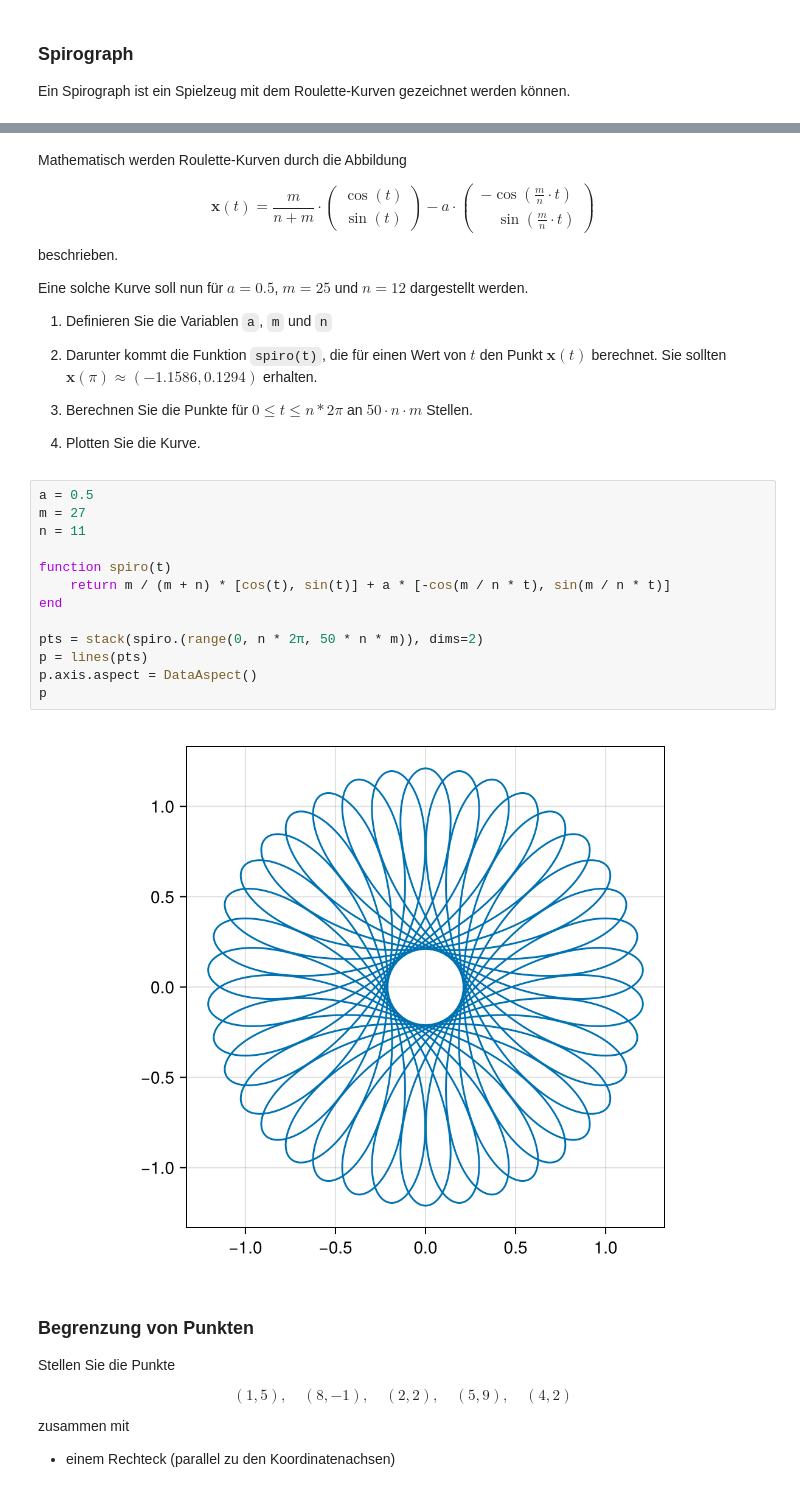
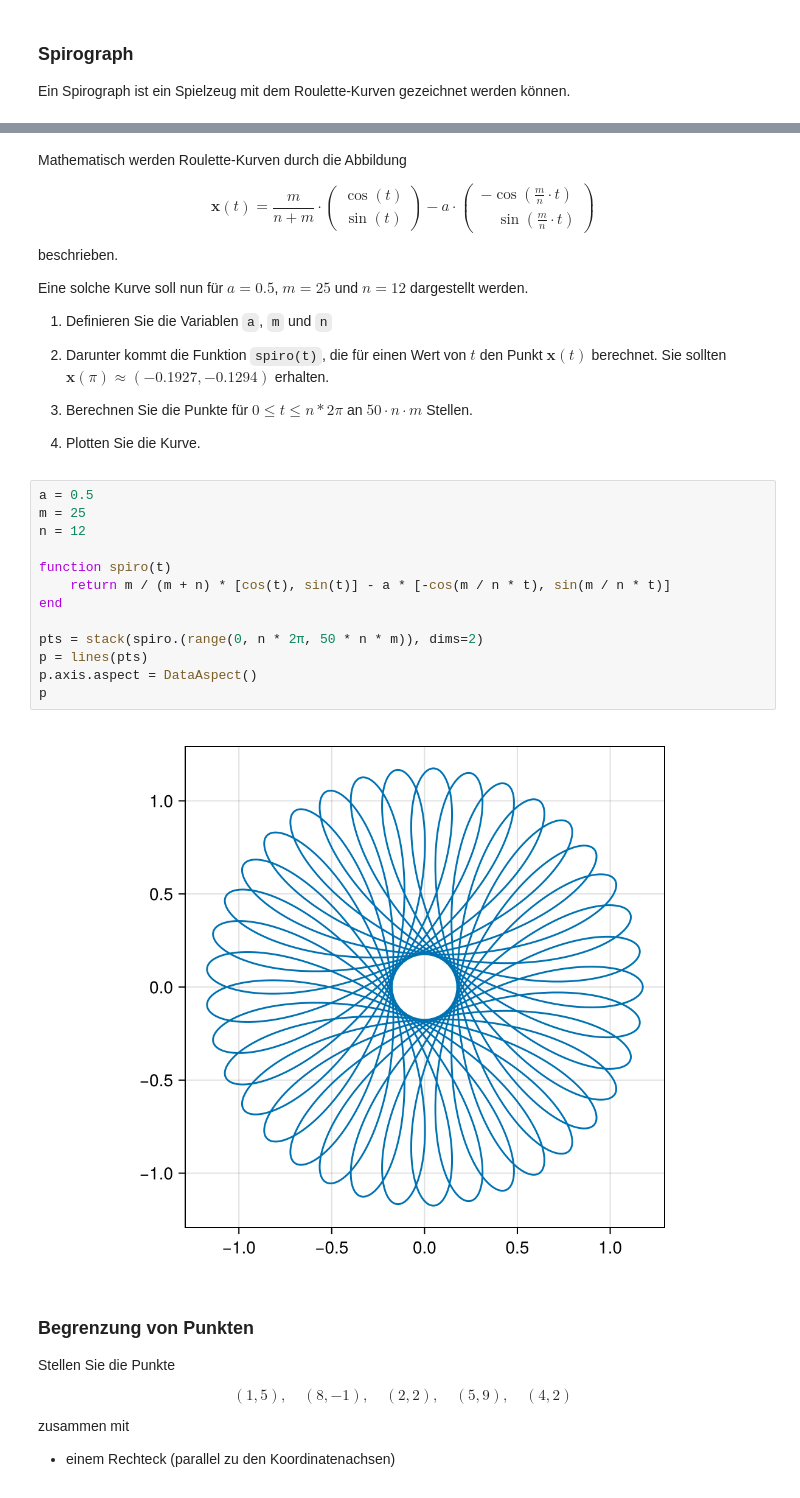
Before and after one commit to matthiasbaitsch/qs-numerik, a Jupyter notebook: aufgaben/aufgaben-loesung-julia.ipynb, the cells around one changed output, grey strips where cells are left out. Drawn from its saved outputs; the diff is of its cells as text.

Commit message:
Fix spiro equation and desired result

```diff
--- a/aufgaben/aufgaben-loesung-julia.ipynb
+++ b/aufgaben/aufgaben-loesung-julia.ipynb
@@ -494,26 +500,26 @@ Eine solche Kurve soll nun für $a = 0.5$, $m = 25$ und $n = 12$ dargestellt wer
 
 1. Definieren Sie die Variablen `a`, `m` und `n`
 
-1. Darunter kommt die Funktion `spiro(t)`, die für einen Wert von $t$ den Punkt $\mathbf{x}(t)$ berechnet. Sie sollten $\mathbf{x}(\pi) \approx (-1.1586, 0.1294)$ erhalten.
+1. Darunter kommt die Funktion `spiro(t)`, die für einen Wert von $t$ den Punkt $\mathbf{x}(t)$ berechnet. Sie sollten $\mathbf{x}(\pi) \approx (-0.1927,  -0.1294)$ erhalten.
 
 1. Berechnen Sie die Punkte für $0 \leq t \leq n * 2\pi$ an $50 \cdot n \cdot m$ Stellen.
 
 1. Plotten Sie die Kurve.
 # %%
 a = 0.5
-m = 27
-n = 11
+m = 25
+n = 12
 
 function spiro(t)
-    return m / (m + n) * [cos(t), sin(t)] + a * [-cos(m / n * t), sin(m / n * t)]
+    return m / (m + n) * [cos(t), sin(t)] - a * [-cos(m / n * t), sin(m / n * t)]
 end
 
 pts = stack(spiro.(range(0, n * 2π, 50 * n * m)), dims=2)
 p = lines(pts)
 p.axis.aspect = DataAspect()
 p
 # %% [output]
-[figure, old version]
+[figure, new version]
 # %% [markdown]
 ### Begrenzung von Punkten
 
```
Also changed, not shown: parts of 3 cells of this notebook, 1 other file.
